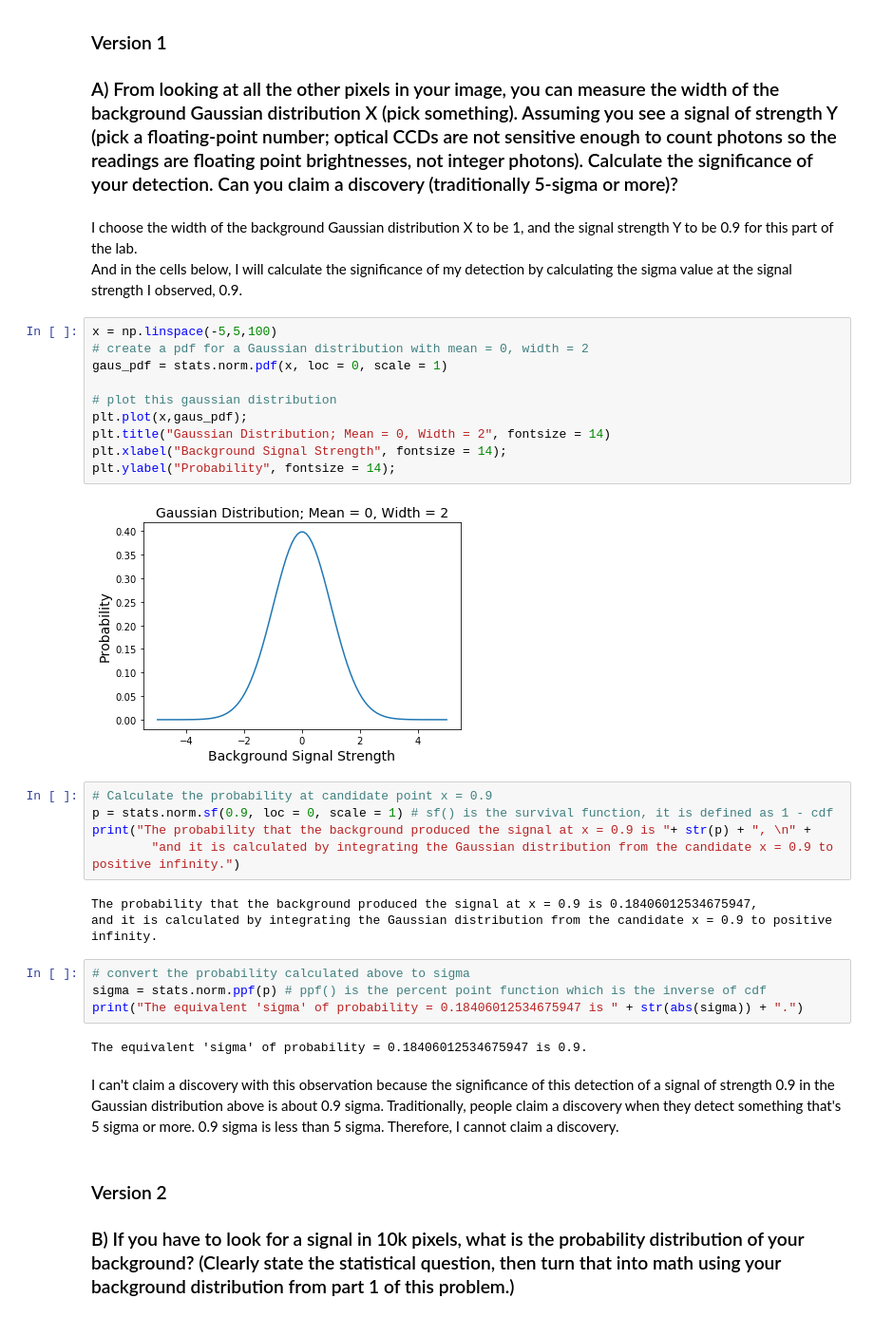
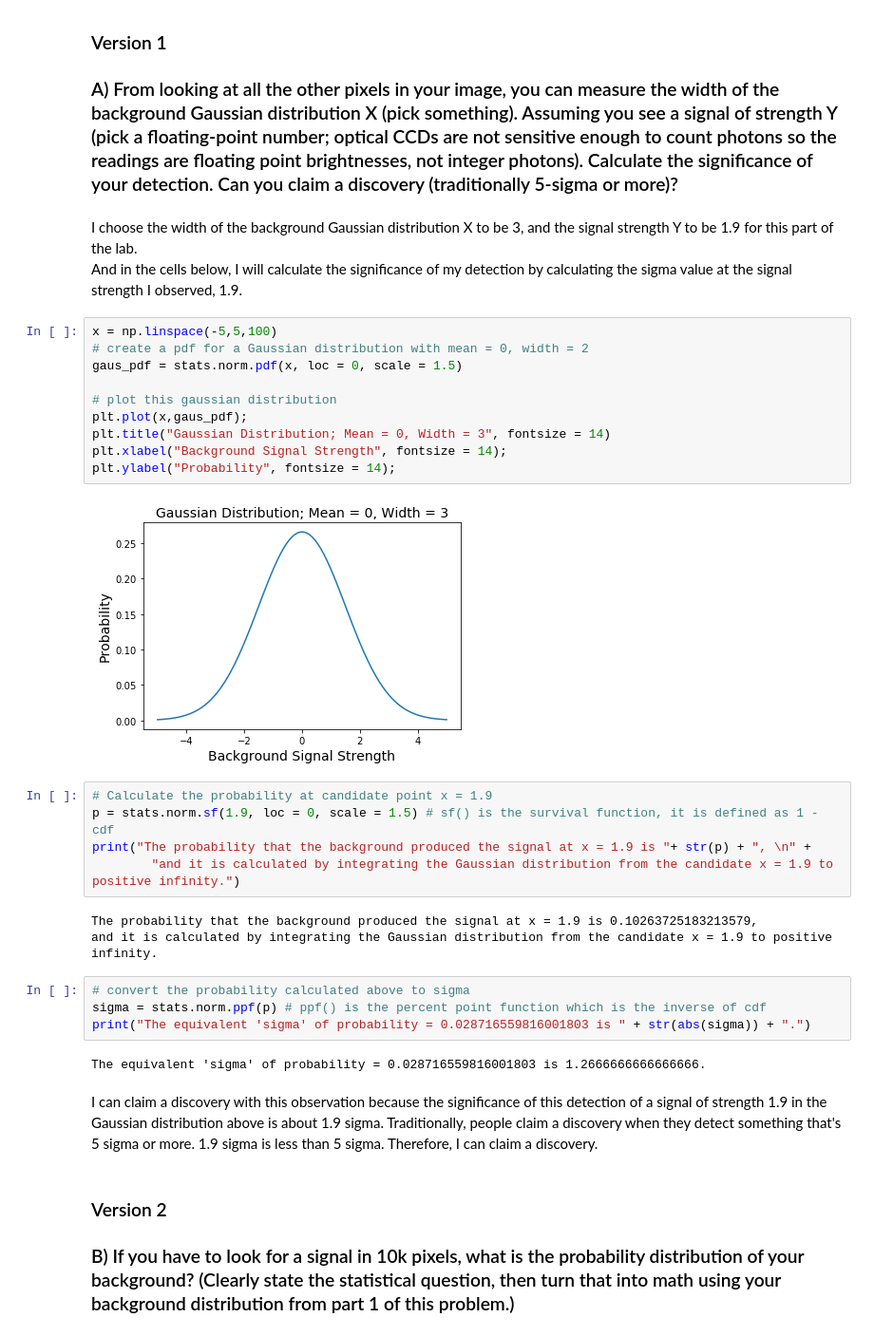
Before and after one commit to an9elaxz/PHYS-434, a Jupyter notebook: Lab2.ipynb, the cells around one changed output. Shown at 95% size. Drawn from its saved outputs; the diff is of its cells as text.

```diff
--- a/Lab2.ipynb
+++ b/Lab2.ipynb
@@ -379,36 +383,36 @@ I have averaged over 10, 50, and 100 intervals, and from the plots above we can
 ### Version 1
 ### A) From looking at all the other pixels in your image, you can measure the width of the background Gaussian distribution X (pick something). Assuming you see a signal of strength Y (pick a floating-point number; optical CCDs are not sensitive enough to count photons so the readings are floating point brightnesses, not integer photons). Calculate the significance of your detection. Can you claim a discovery (traditionally 5-sigma or more)?
 # %% [markdown]
-I choose the width of the background Gaussian distribution X to be 1, and the signal strength Y to be 0.9 for this part of the lab. <br>
-And in the cells below, I will calculate the significance of my detection by calculating the sigma value at the signal strength I observed, 0.9.
+I choose the width of the background Gaussian distribution X to be 3, and the signal strength Y to be 1.9 for this part of the lab. <br>
+And in the cells below, I will calculate the significance of my detection by calculating the sigma value at the signal strength I observed, 1.9.
 # %%
 x = np.linspace(-5,5,100)
 # create a pdf for a Gaussian distribution with mean = 0, width = 2
-gaus_pdf = stats.norm.pdf(x, loc = 0, scale = 1)
+gaus_pdf = stats.norm.pdf(x, loc = 0, scale = 1.5)
 
 # plot this gaussian distribution
 plt.plot(x,gaus_pdf);
-plt.title("Gaussian Distribution; Mean = 0, Width = 2", fontsize = 14)
+plt.title("Gaussian Distribution; Mean = 0, Width = 3", fontsize = 14)
 plt.xlabel("Background Signal Strength", fontsize = 14);
 plt.ylabel("Probability", fontsize = 14);
 # %% [output]
-[figure, old version]
+[figure, new version]
 # %%
-# Calculate the probability at candidate point x = 0.9
-p = stats.norm.sf(0.9, loc = 0, scale = 1) # sf() is the survival function, it is defined as 1 - cdf
-print("The probability that the background produced the signal at x = 0.9 is "+ str(p) + ", \n" +
-        "and it is calculated by integrating the Gaussian distribution from the candidate x = 0.9 to positive infinity.")
+# Calculate the probability at candidate point x = 1.9
+p = stats.norm.sf(1.9, loc = 0, scale = 1.5) # sf() is the survival function, it is defined as 1 - cdf
+print("The probability that the background produced the signal at x = 1.9 is "+ str(p) + ", \n" +
+        "and it is calculated by integrating the Gaussian distribution from the candidate x = 1.9 to positive infinity.")
 # %% [output]
-The probability that the background produced the signal at x = 0.9 is 0.18406012534675947,
-and it is calculated by integrating the Gaussian distribution from the candidate x = 0.9 to positive infinity.
+The probability that the background produced the signal at x = 1.9 is 0.10263725183213579,
+and it is calculated by integrating the Gaussian distribution from the candidate x = 1.9 to positive infinity.
 # %%
 # convert the probability calculated above to sigma
 sigma = stats.norm.ppf(p) # ppf() is the percent point function which is the inverse of cdf
-print("The equivalent 'sigma' of probability = 0.18406012534675947 is " + str(abs(sigma)) + ".")
+print("The equivalent 'sigma' of probability = 0.028716559816001803 is " + str(abs(sigma)) + ".")
 # %% [output]
-The equivalent 'sigma' of probability = 0.18406012534675947 is 0.9.
+The equivalent 'sigma' of probability = 0.028716559816001803 is 1.2666666666666666.
 # %% [markdown]
-I can't claim a discovery with this observation because the significance of this detection of a signal of strength 0.9 in the Gaussian distribution above is about 0.9 sigma. Traditionally, people claim a discovery when they detect something that's 5 sigma or more. 0.9 sigma is less than 5 sigma. Therefore, I cannot claim a discovery.
+I can claim a discovery with this observation because the significance of this detection of a signal of strength 1.9 in the Gaussian distribution above is about 1.9 sigma. Traditionally, people claim a discovery when they detect something that's 5 sigma or more. 1.9 sigma is less than 5 sigma. Therefore, I can claim a discovery.
 # %% [markdown]
 ### Version 2
 ### B) If you have to look for a signal in 10k pixels, what is the probability distribution of your background? (Clearly state the statistical question, then turn that into math using your background distribution from part 1 of this problem.)
```
Also changed, not shown: parts of 27 cells of this notebook.
